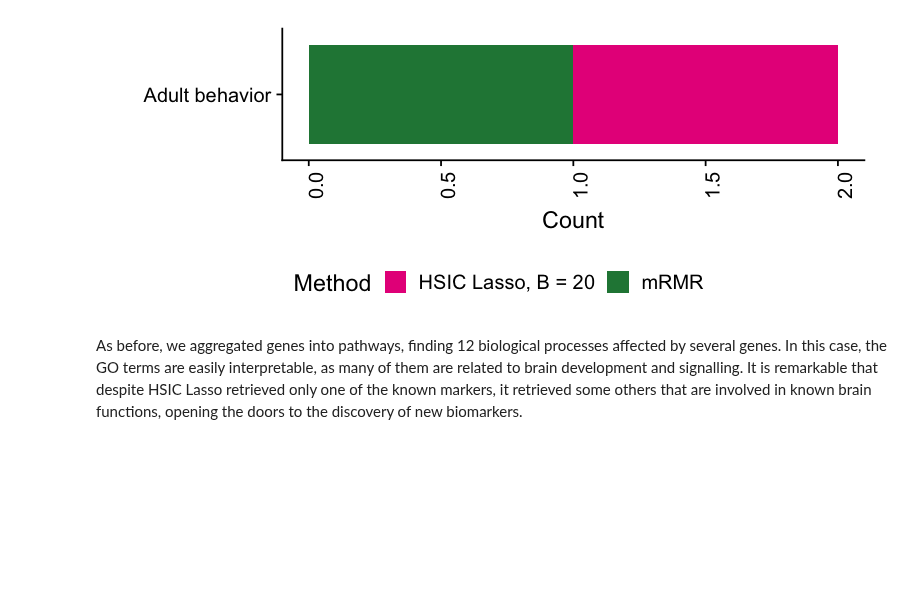
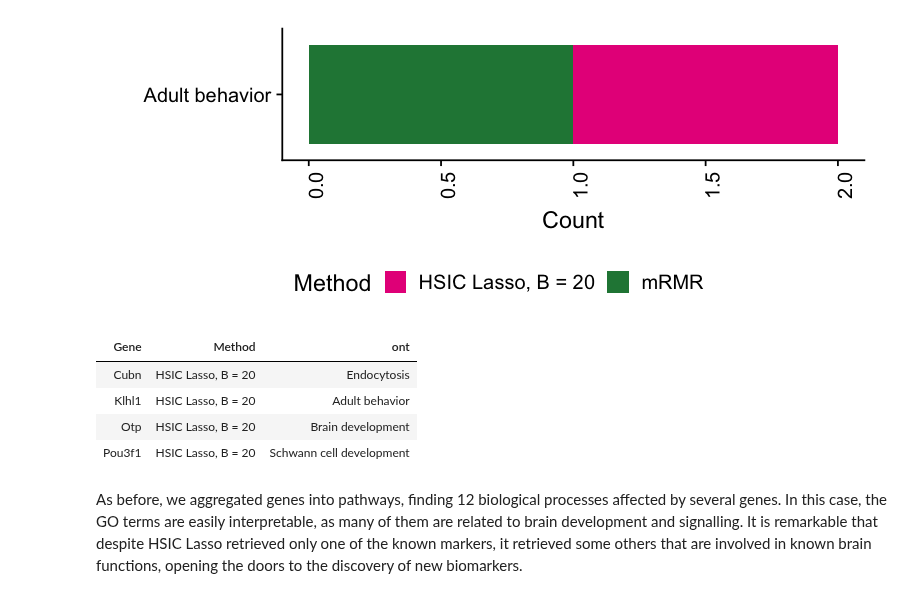
Before and after one commit to hclimente/nori, a Jupyter notebook: doc/single_cell.ipynb, the cells around one changed output. Drawn from its saved outputs; the diff is of its cells as text; code cells hidden in the pictures; blank space fills up the shorter version.

```diff
--- a/doc/single_cell.ipynb
+++ b/doc/single_cell.ipynb
@@ -259,6 +259,17 @@ options(repr.plot.width=6.5, repr.plot.height=2.5)
 plot_pathways(habib, pathways_mouse)
 # %% [output]
 [figure]
+# %%
+filter(habib, Method == 'HSIC Lasso, B = 20') %>%
+    mutate(ranking = seq(1, n())) %>%
+    gene2pathway(pathways_mouse) %>%
+        filter(!is.na(ont))
+# %% [output]
+| Gene | Method | ont |
+| Cubn | HSIC Lasso, B = 20 | Endocytosis |
+| Klhl1 | HSIC Lasso, B = 20 | Adult behavior |
+| Otp | HSIC Lasso, B = 20 | Brain development |
+| Pou3f1 | HSIC Lasso, B = 20 | Schwann cell development |
 # %% [markdown]
 As before, we aggregated genes into pathways, finding 12 biological processes affected by several genes. In this case, the GO terms are easily interpretable, as many of them are related to brain development and signalling. It is remarkable that despite HSIC Lasso retrieved only one of the known markers, it retrieved some others that are involved in known brain functions, opening the doors to the discovery of new biomarkers.
 # %%
```
Also changed, not shown: parts of 2 cells of this notebook.
